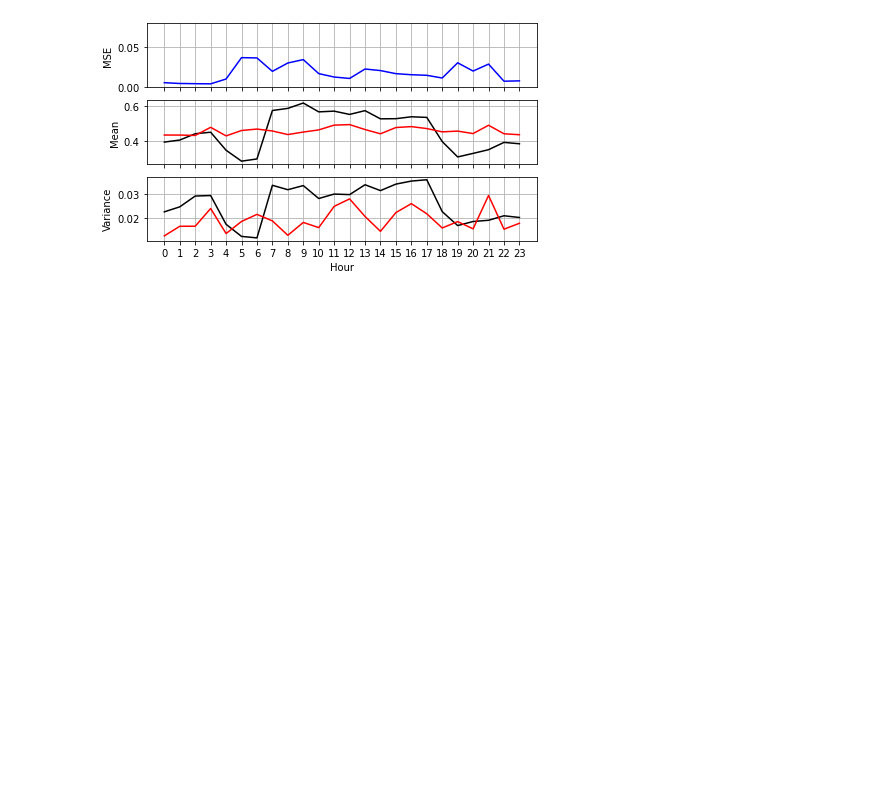
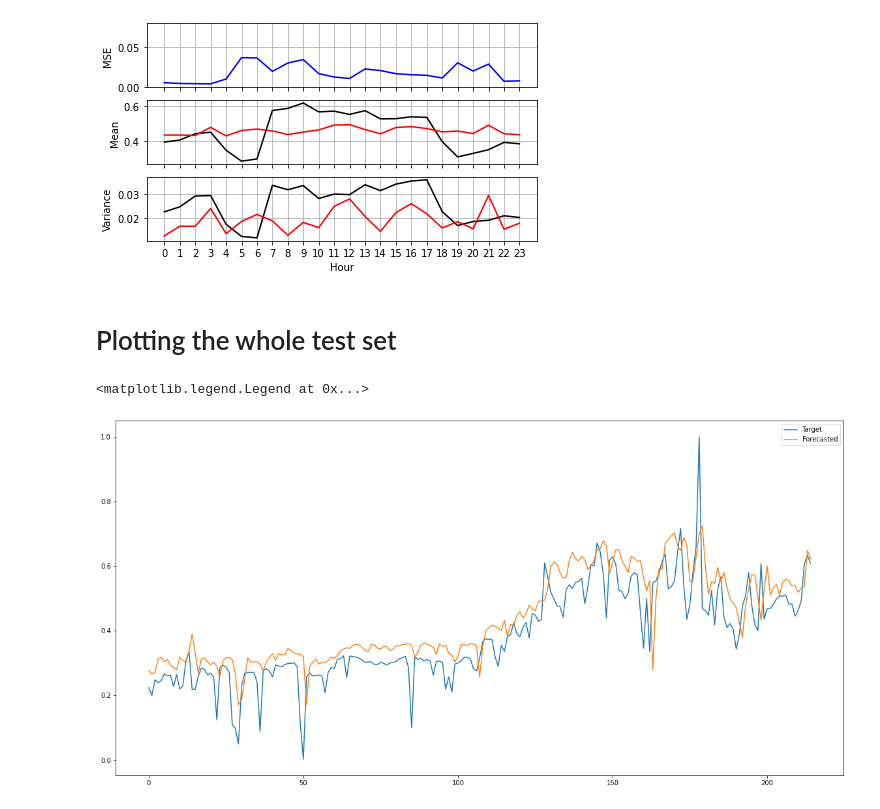
Before and after one commit to AndreasBordvik/FYS-STK4155-Prj3_report, a Jupyter notebook: code/best_models_plots.ipynb, the cells around one changed output. Cells and saved outputs as stored; diff of their text form; code cells hidden in the pictures; blank space fills up the shorter version.

```diff
--- a/code/best_models_plots.ipynb
+++ b/code/best_models_plots.ipynb
@@ -165,3 +165,20 @@ ax = plt.xticks(x_plot,x_plot_tick)
 plt.savefig(f"{REPORT_FIGURES}{variate}_hourly_stats_{model_name}.pdf")
 # %% [output]
 [figure]
+# %% [markdown]
+# Plotting the whole test set
+# %%
+targets_df = preds_df.loc[:, "t1":"t24"]
+predictions_df = preds_df.loc[:, "t_hat1":"t_hat24"]
+# print(targets_df.columns)
+# print(predictions_df.columns)
+targets = targets_df.to_numpy()[:, -1].flatten()
+predictions = predictions_df.to_numpy()[:, -1].flatten()
+x_ = np.arange(predictions.shape[0])
+plt.figure(figsize=(20,10))
+plt.plot(x_, targets, label="Target")
+plt.plot(x_, predictions, label="Forecasted")
+plt.legend()
+# %% [output]
+<matplotlib.legend.Legend at 0x...>
+[figure, added]
```
Also changed, not shown: 2 other files.
